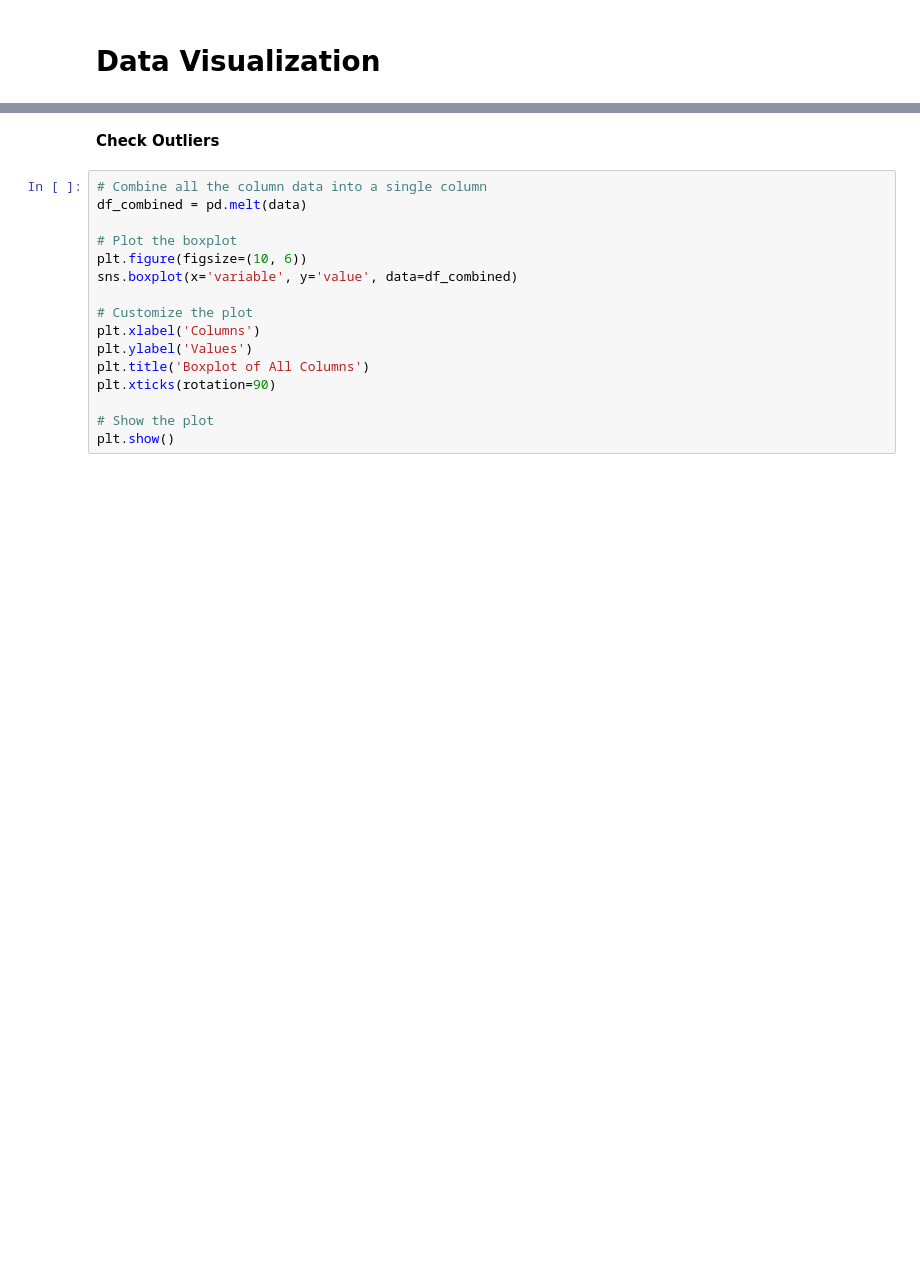
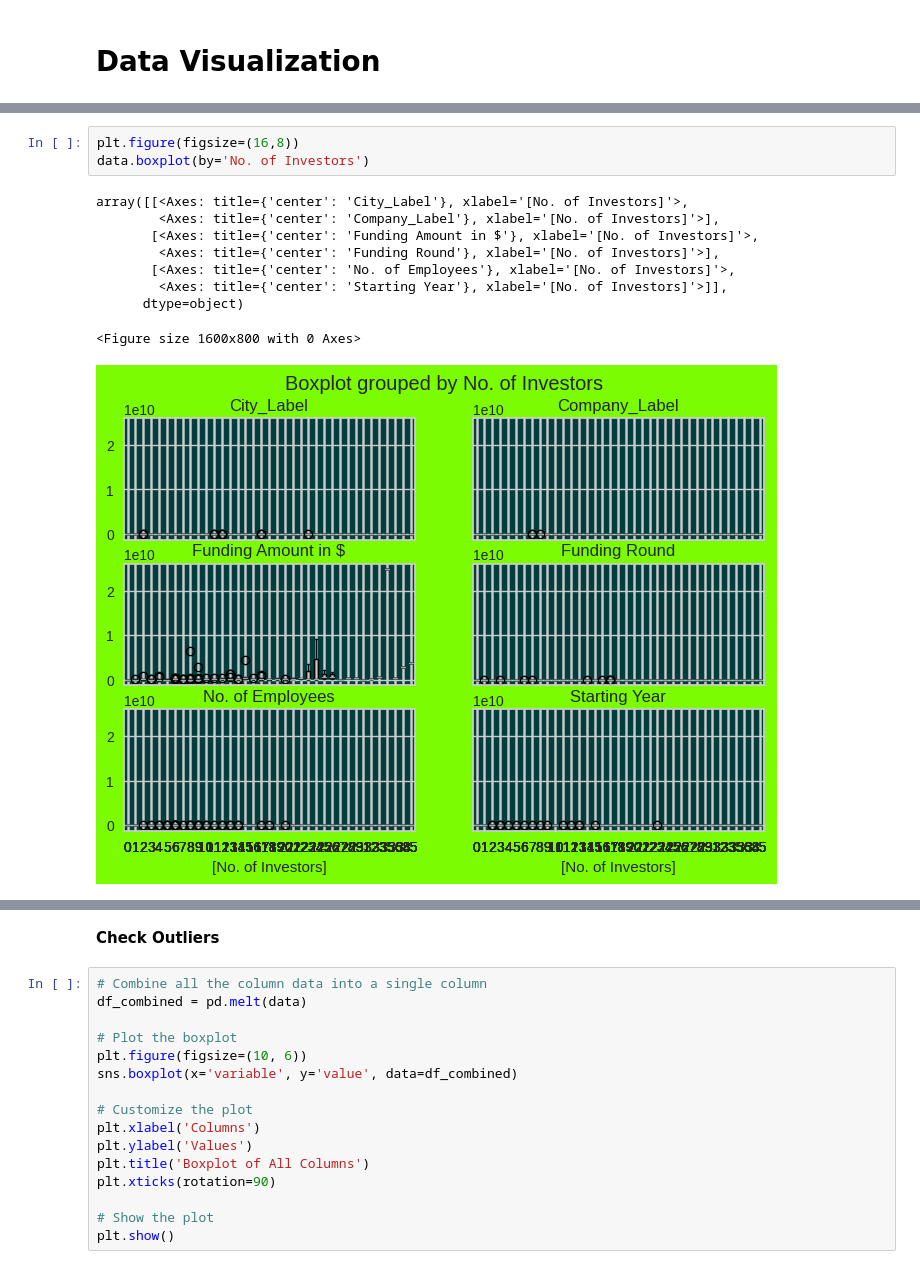
Before and after one commit to salllwaaa/Conect-_x, a Jupyter notebook: Startups1.ipynb, the cells around one changed output, grey strips where cells are left out. Saved outputs shown, nothing was run; the diff lists cells and outputs as text; blank space fills up the shorter version.

```diff
--- a/Startups1.ipynb
+++ b/Startups1.ipynb
@@ -280,0 +290,13 @@ data.head()
+# %%
+plt.figure(figsize=(16,8))
+data.boxplot(by='No. of Investors')
+# %% [output]
+array([[<Axes: title={'center': 'City_Label'}, xlabel='[No. of Investors]'>,
+        <Axes: title={'center': 'Company_Label'}, xlabel='[No. of Investors]'>],
+       [<Axes: title={'center': 'Funding Amount in $'}, xlabel='[No. of Investors]'>,
+        <Axes: title={'center': 'Funding Round'}, xlabel='[No. of Investors]'>],
+       [<Axes: title={'center': 'No. of Employees'}, xlabel='[No. of Investors]'>,
+        <Axes: title={'center': 'Starting Year'}, xlabel='[No. of Investors]'>]],
+      dtype=object)
+<Figure size 1600x800 with 0 Axes>
+[figure, added]
```
Also changed, not shown: parts of 30 cells of this notebook.
